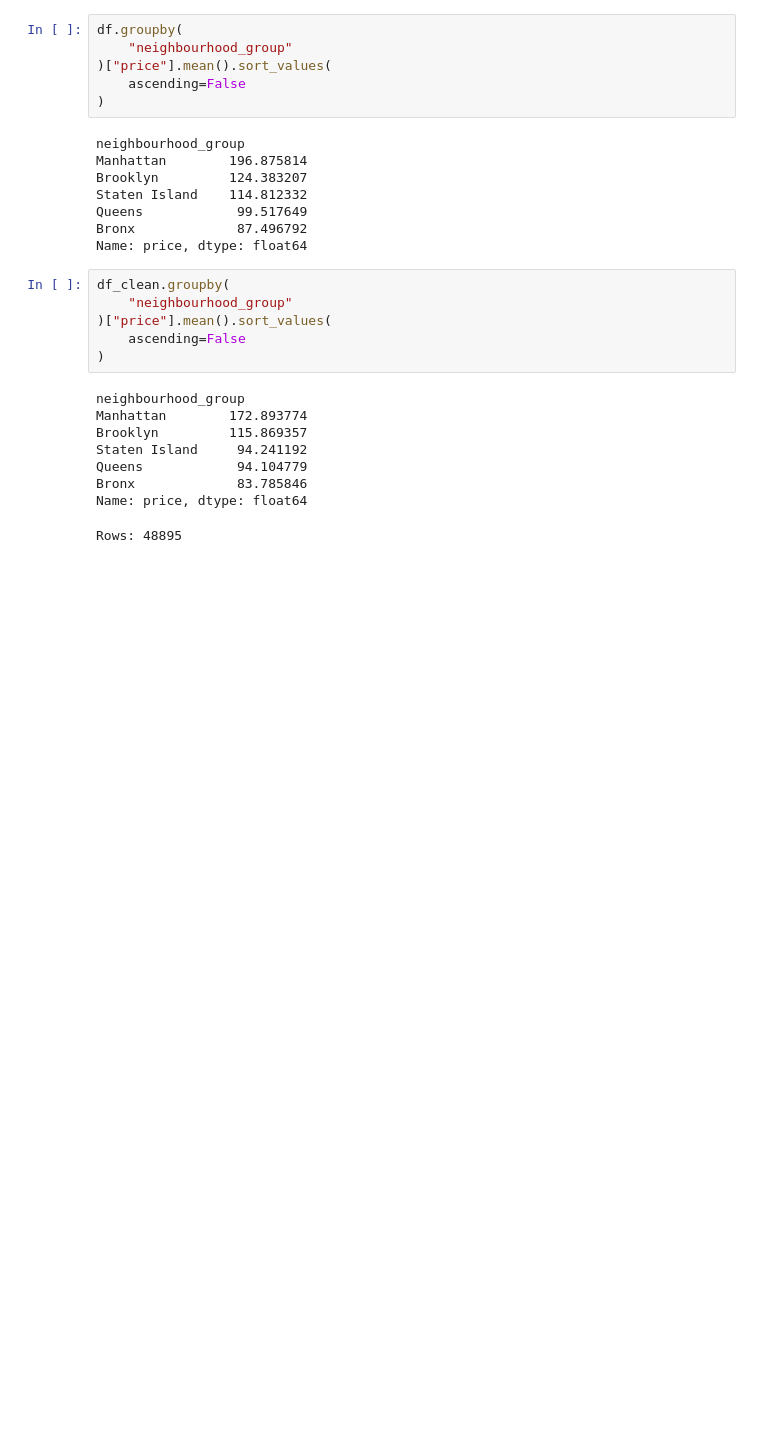
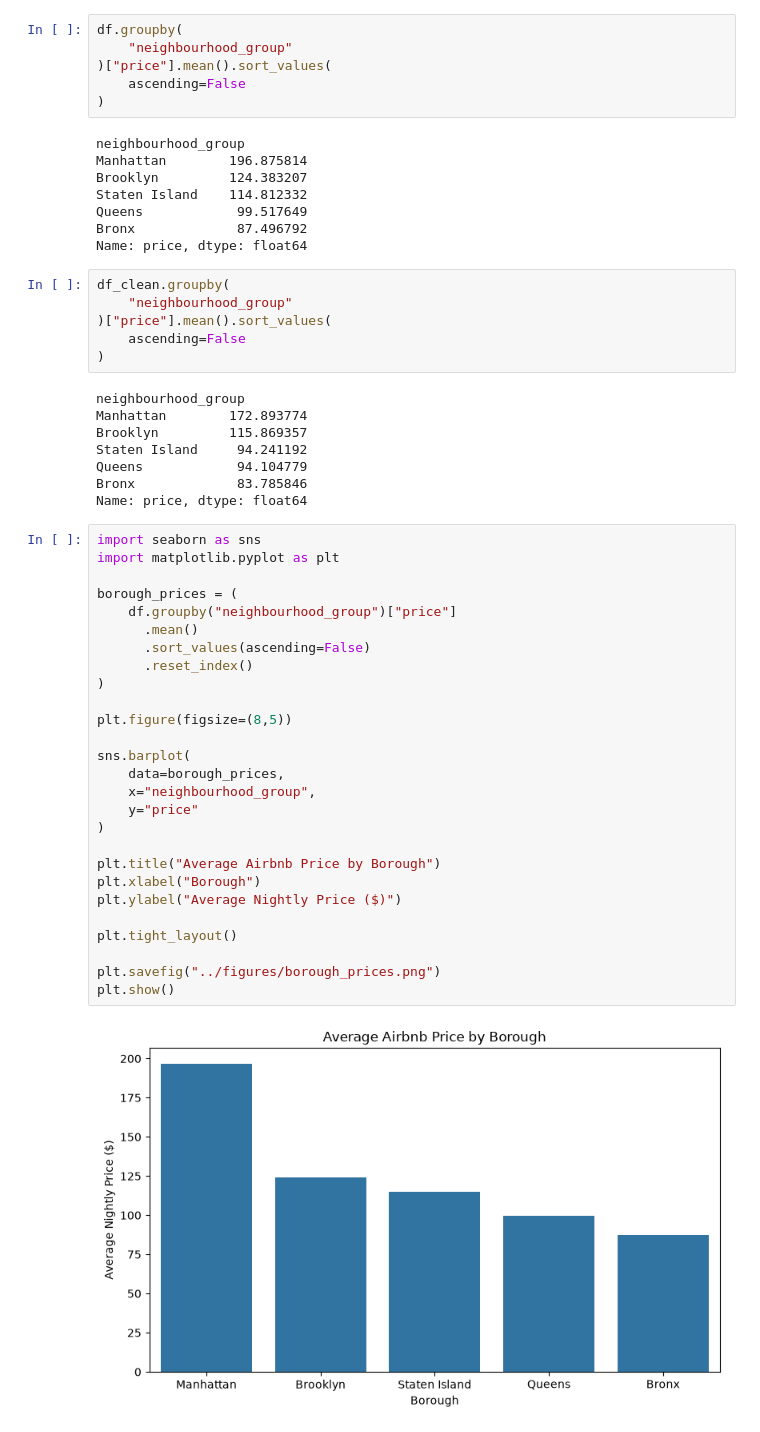
Before and after one commit to georgezeng316/data-portfolio, a Jupyter notebook: airbnb-analysis/notebooks/airbnb_analysis.ipynb, the cells around one changed output. Cells and saved outputs as stored; diff of their text form; blank space fills up the shorter version.

Commit message:
Added visualizations and business recommendations

```diff
--- a/airbnb-analysis/notebooks/airbnb_analysis.ipynb
+++ b/airbnb-analysis/notebooks/airbnb_analysis.ipynb
@@ -467,5 +467,31 @@ Queens            94.104779
 Bronx             83.785846
 Name: price, dtype: float64
 # %%
+import seaborn as sns
+import matplotlib.pyplot as plt
+
+borough_prices = (
+    df.groupby("neighbourhood_group")["price"]
+      .mean()
+      .sort_values(ascending=False)
+      .reset_index()
+)
+
+plt.figure(figsize=(8,5))
+
+sns.barplot(
+    data=borough_prices,
+    x="neighbourhood_group",
+    y="price"
+)
+
+plt.title("Average Airbnb Price by Borough")
+plt.xlabel("Borough")
+plt.ylabel("Average Nightly Price ($)")
+
+plt.tight_layout()
+
+plt.savefig("../figures/borough_prices.png")
+plt.show()
 # %% [output]
-Rows: 48895
+[figure, added]
```
Also changed, not shown: parts of 3 cells of this notebook, 4 other files.
